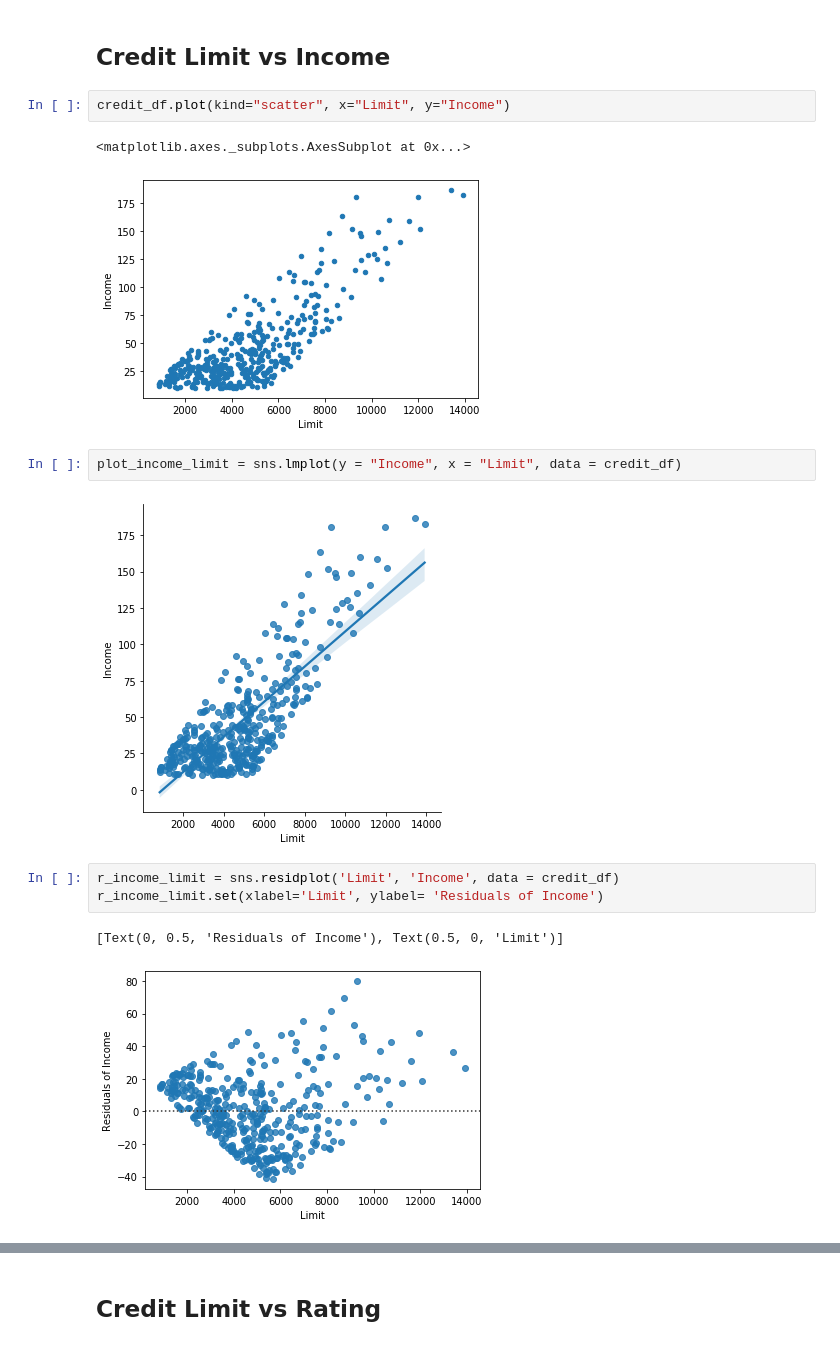
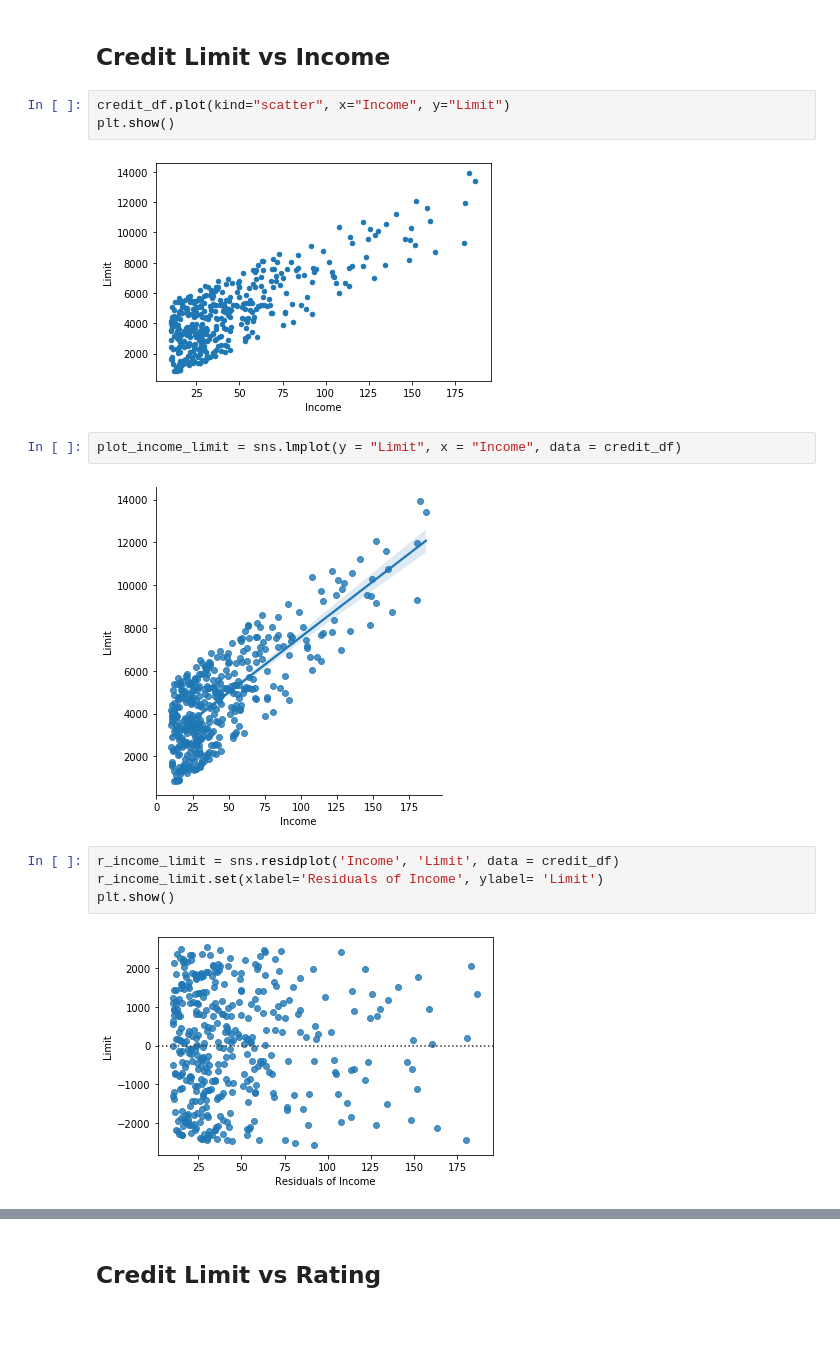
Before and after one commit to USF-CS-663-Spring-2020/lab-05-regression-eggchul, a Jupyter notebook: lab5.ipynb, the cells around one changed output, grey strips where cells are left out. Cells and saved outputs as stored; diff of their text form.

```diff
--- a/lab5.ipynb
+++ b/lab5.ipynb
@@ -87,19 +93,19 @@ credit_df
 # %% [markdown]
 ## Credit Limit vs Income
 # %%
-credit_df.plot(kind="scatter", x="Limit", y="Income")
+credit_df.plot(kind="scatter", x="Income", y="Limit")
+plt.show()
 # %% [output]
-<matplotlib.axes._subplots.AxesSubplot at 0x...>
-[figure, old version]
+[figure, new version]
 # %%
-plot_income_limit = sns.lmplot(y = "Income", x = "Limit", data = credit_df)
+plot_income_limit = sns.lmplot(y = "Limit", x = "Income", data = credit_df)
 # %% [output]
-[figure, old version]
+[figure, new version]
 # %%
-r_income_limit = sns.residplot('Limit', 'Income', data = credit_df)
-r_income_limit.set(xlabel='Limit', ylabel= 'Residuals of Income')
+r_income_limit = sns.residplot('Income', 'Limit', data = credit_df)
+r_income_limit.set(xlabel='Residuals of Income', ylabel= 'Limit')
+plt.show()
 # %% [output]
-[Text(0, 0.5, 'Residuals of Income'), Text(0.5, 0, 'Limit')]
-[figure, old version]
+[figure, new version]
 # %%
 lin_reg_income_limit = LinearRegression()
```
Also changed, not shown: parts of 41 cells of this notebook.
